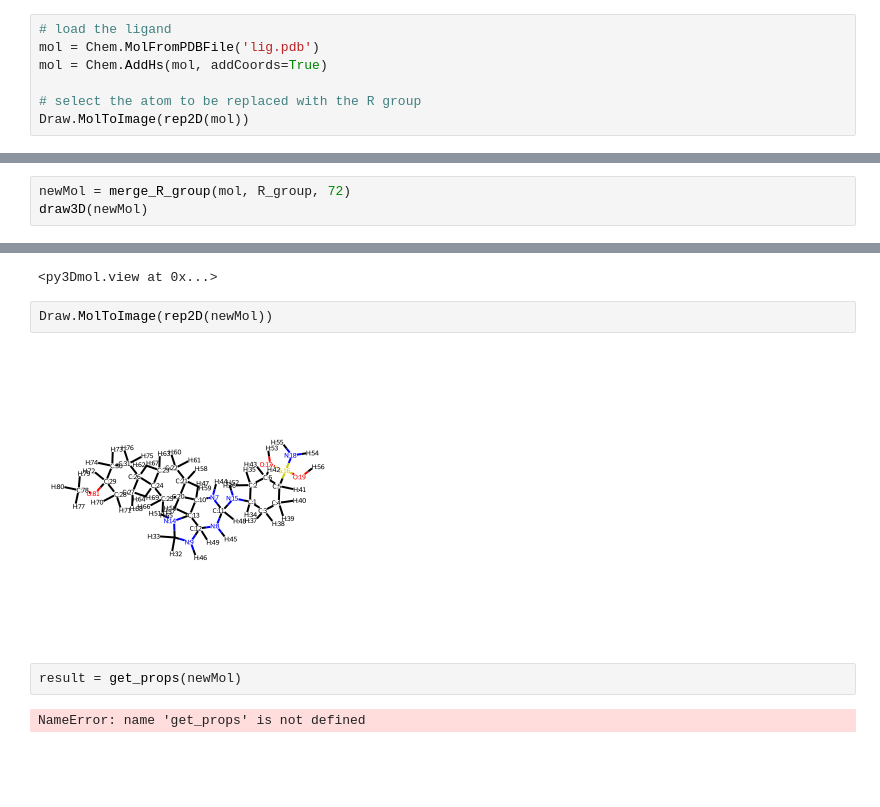
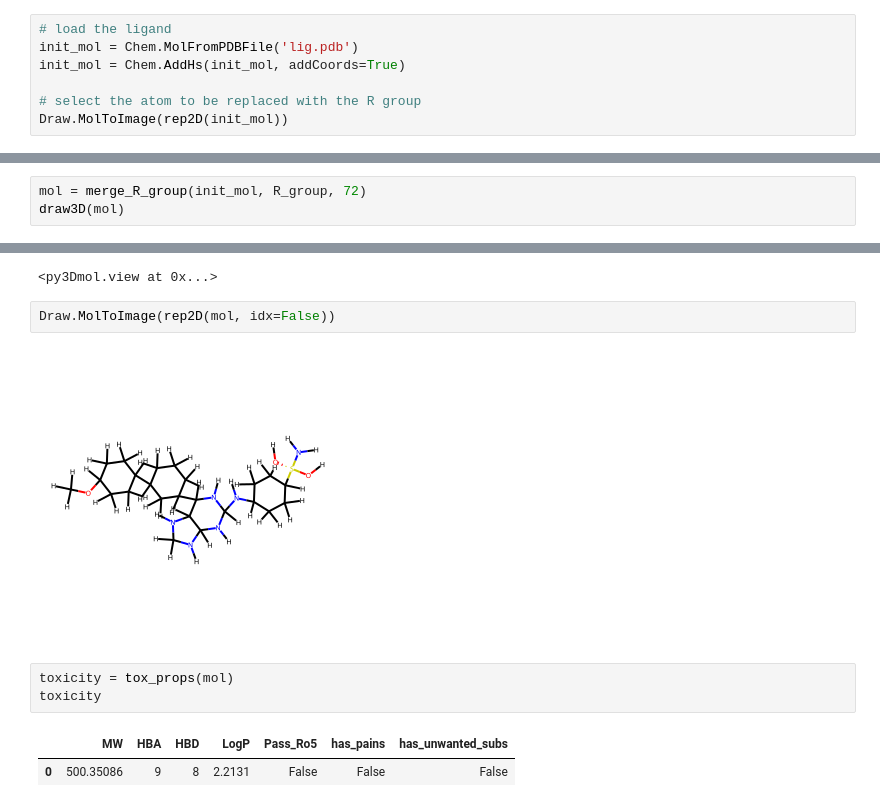
Before and after one commit to cole-group/FEgrow, a Jupyter notebook: rgroups.ipynb, the cells around one changed output, grey strips where cells are left out. Saved outputs shown, nothing was run; the diff lists cells and outputs as text; blank space fills up the shorter version.

Commit message:
Toxicity info from Rachael

```diff
--- a/rgroups.ipynb
+++ b/rgroups.ipynb
@@ -19,11 +19,11 @@ prody.writePDB('lig.pdb', mol)
 'lig.pdb'
 # %%
 # load the ligand
-mol = Chem.MolFromPDBFile('lig.pdb')
-mol = Chem.AddHs(mol, addCoords=True)
+init_mol = Chem.MolFromPDBFile('lig.pdb')
+init_mol = Chem.AddHs(init_mol, addCoords=True)
 
 # select the atom to be replaced with the R group
-Draw.MolToImage(rep2D(mol))
+Draw.MolToImage(rep2D(init_mol))
 # %% [output]
 [figure]
 # %%
@@ -34,17 +34,19 @@ draw3D(mol)
 [interactive output not drawn]
 <py3Dmol.view at 0x...>
 # %%
-newMol = merge_R_group(mol, R_group, 72)
-draw3D(newMol)
+mol = merge_R_group(init_mol, R_group, 72)
+draw3D(mol)
 # %% [output]
 Rgroup atom index <rdkit.Chem.rdchem.QueryAtom object at 0x...> neighbouring <rdkit.Chem.rdchem.Atom object at 0x...>
 [interactive output not drawn]
 <py3Dmol.view at 0x...>
 # %%
-Draw.MolToImage(rep2D(newMol))
+Draw.MolToImage(rep2D(mol, idx=False))
 # %% [output]
-[figure, old version]
+[figure, new version]
 # %%
-result = get_props(newMol)
+toxicity = tox_props(mol)
+toxicity
 # %% [output]
-NameError: name 'get_props' is not defined
+|  | MW | HBA | HBD | LogP | Pass_Ro5 | has_pains | has_unwanted_subs |
+| 0 | 500.35086 | 9 | 8 | 2.2131 | False | False | False |
```
Also changed, not shown: parts of 2 cells of this notebook, 4 other files.
